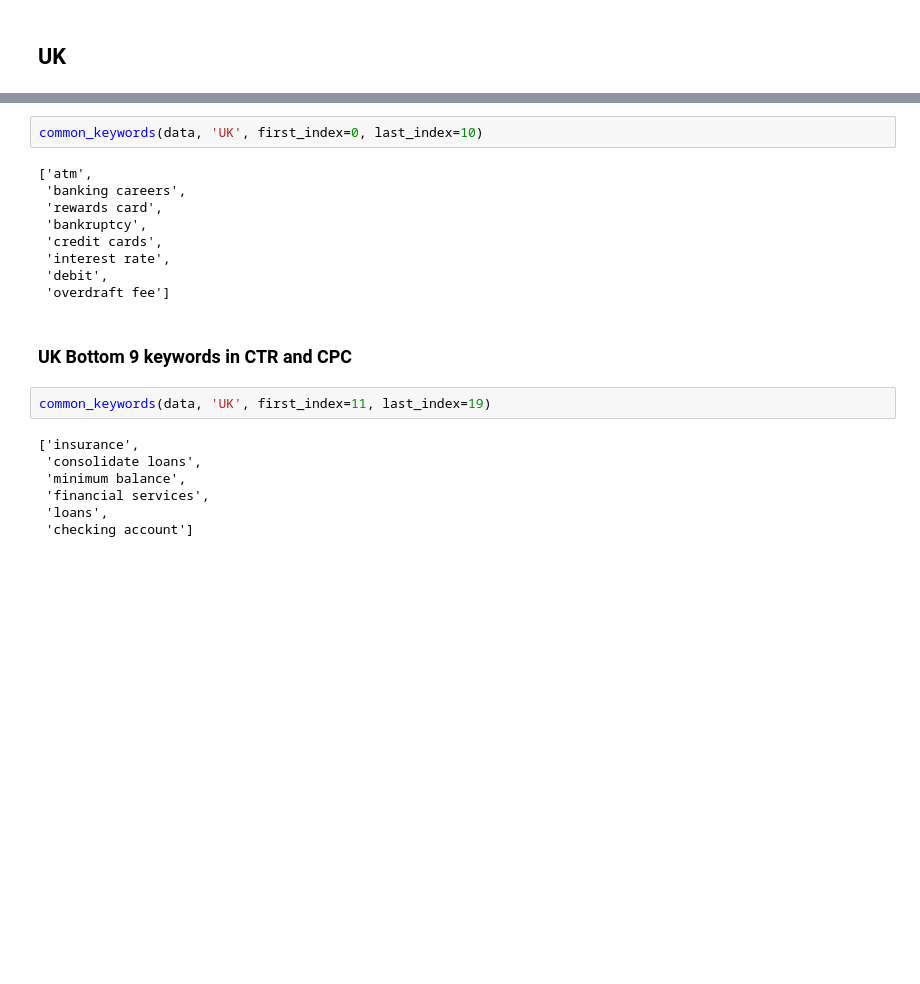
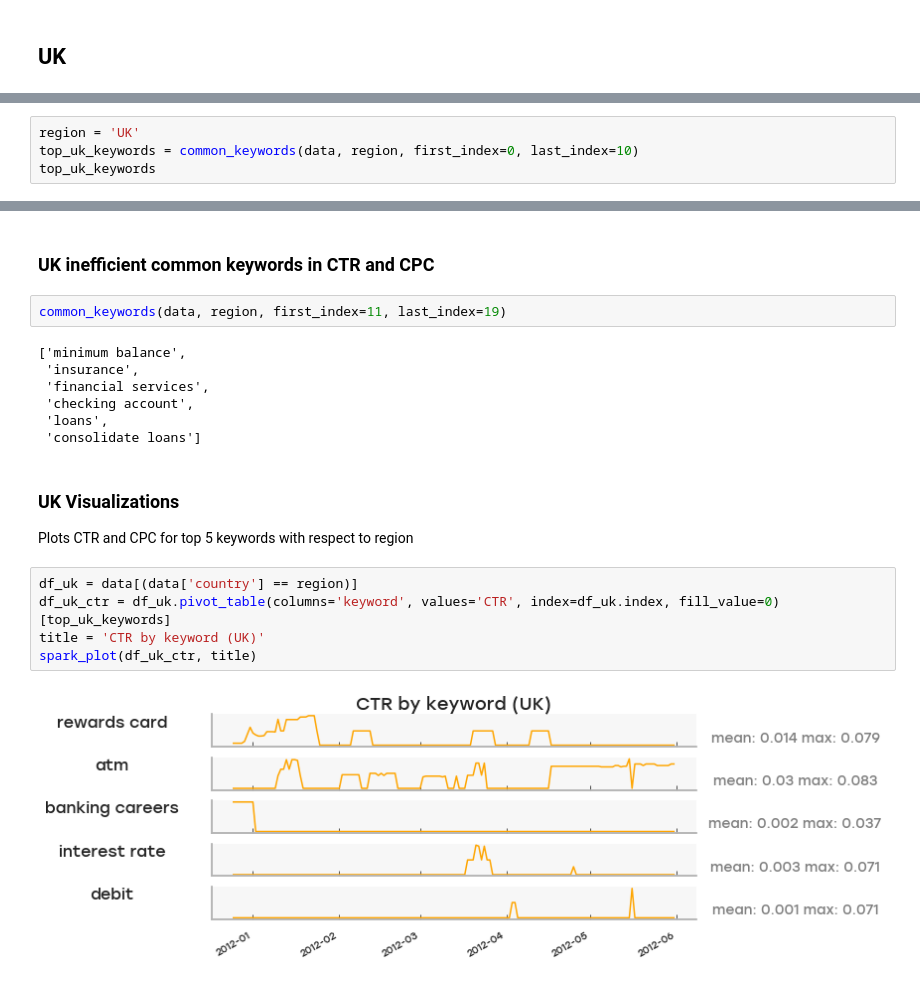
Before and after one commit to caheredia/ad_data_challenge, a Jupyter notebook: 0.1_ch_data_exploration.ipynb, the cells around one changed output, grey strips where cells are left out. Saved outputs shown, nothing was run; the diff lists cells and outputs as text; blank space fills up the shorter version.

```diff
--- a/0.1_ch_data_exploration.ipynb
+++ b/0.1_ch_data_exploration.ipynb
@@ -248,0 +291,4 @@ common_keywords(data, 'US', first_index=11, last_index=19)
+# %%
+region = 'UK'
+top_uk_keywords = common_keywords(data, region, first_index=0, last_index=10)
+top_uk_keywords
@@ -249,22 +304,21 @@ common_keywords(data, 'US', first_index=11, last_index=19)
+# %% [markdown]
+### UK inefficient common keywords in CTR and CPC
 # %%
-common_keywords(data, 'UK', first_index=0, last_index=10)
+common_keywords(data, region, first_index=11, last_index=19)
 # %% [output]
-['atm',
- 'banking careers',
- 'rewards card',
- 'bankruptcy',
- 'credit cards',
- 'interest rate',
- 'debit',
- 'overdraft fee']
+['minimum balance',
+ 'insurance',
+ 'financial services',
+ 'checking account',
+ 'loans',
+ 'consolidate loans']
-# %% [markdown]
-### UK Bottom 9 keywords in CTR and CPC
-# %%
-common_keywords(data, 'UK', first_index=11, last_index=19)
-# %% [output]
-['insurance',
- 'consolidate loans',
- 'minimum balance',
- 'financial services',
- 'loans',
- 'checking account']
+# %% [markdown]
+### UK Visualizations
+Plots CTR and CPC for top 5 keywords with respect to region
+# %%
+df_uk = data[(data['country'] == region)]
+df_uk_ctr = df_uk.pivot_table(columns='keyword', values='CTR', index=df_uk.index, fill_value=0)[top_uk_keywords]
+title = 'CTR by keyword (UK)'
+spark_plot(df_uk_ctr, title)
+# %% [output]
+[figure, added]
```
Also changed, not shown: parts of 35 cells of this notebook, 13 other files.
